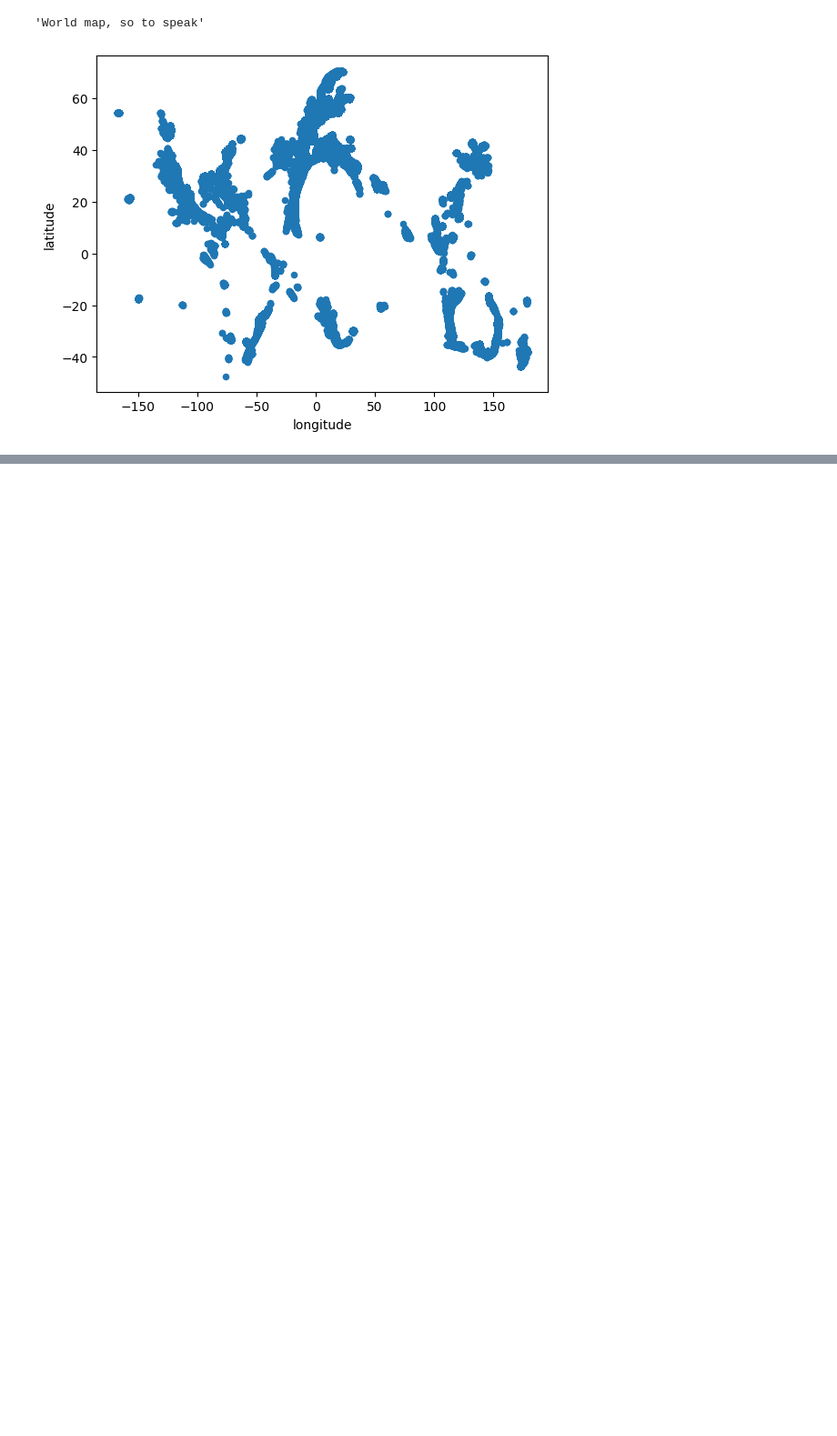
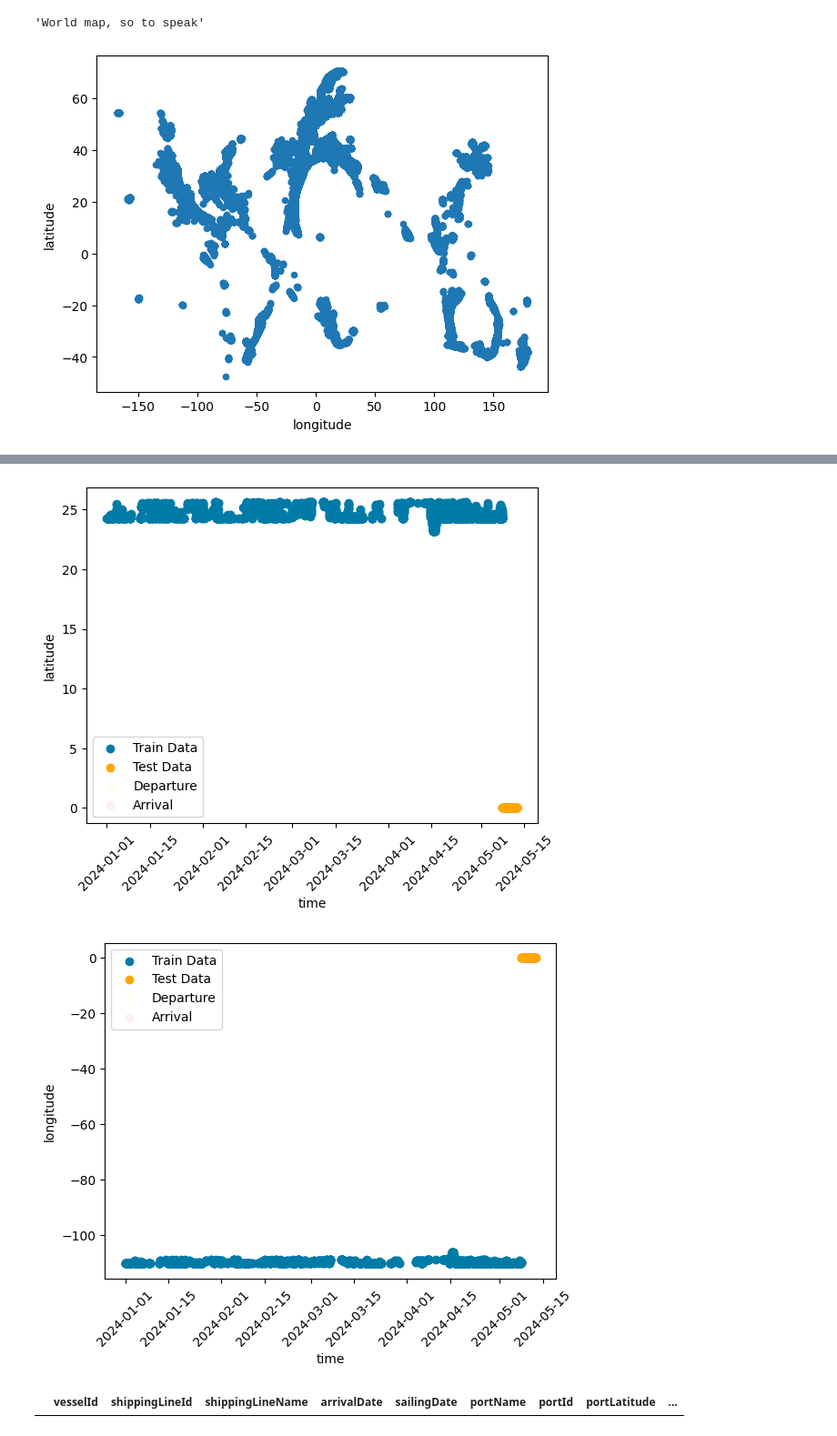
Before and after one commit to gunhamn/public, a Jupyter notebook: ML_NTNU/2024/Project materials/eda.ipynb, the cells around one changed output, grey strips where cells are left out. Shown at 91% size. Drawn from its saved outputs; the diff is of its cells as text; code cells hidden in the pictures; blank space fills up the shorter version.

```diff
--- a/ML_NTNU/2024/Project materials/eda.ipynb
+++ b/ML_NTNU/2024/Project materials/eda.ipynb
@@ -99,0 +108,8 @@ plotVessel(vessel_id='61e9f3b4b937134a3c4bfe77', feature='longitude')
+# %%
+plotVessel(vessel_id='61e9f468b937134a3c4c028f')
+plotVessel(vessel_id='61e9f468b937134a3c4c028f', feature='longitude')
+schedules_to_may_2024[schedules_to_may_2024['vesselId'] == '61e9f468b937134a3c4c028f'].head()
+# %% [output]
+[figure, added]
+[figure, added]
+|  | vesselId | shippingLineId | shippingLineName | arrivalDate | sailingDate | portName | portId | portLatitude | ... |
```
Also changed, not shown: parts of 3 cells of this notebook.
